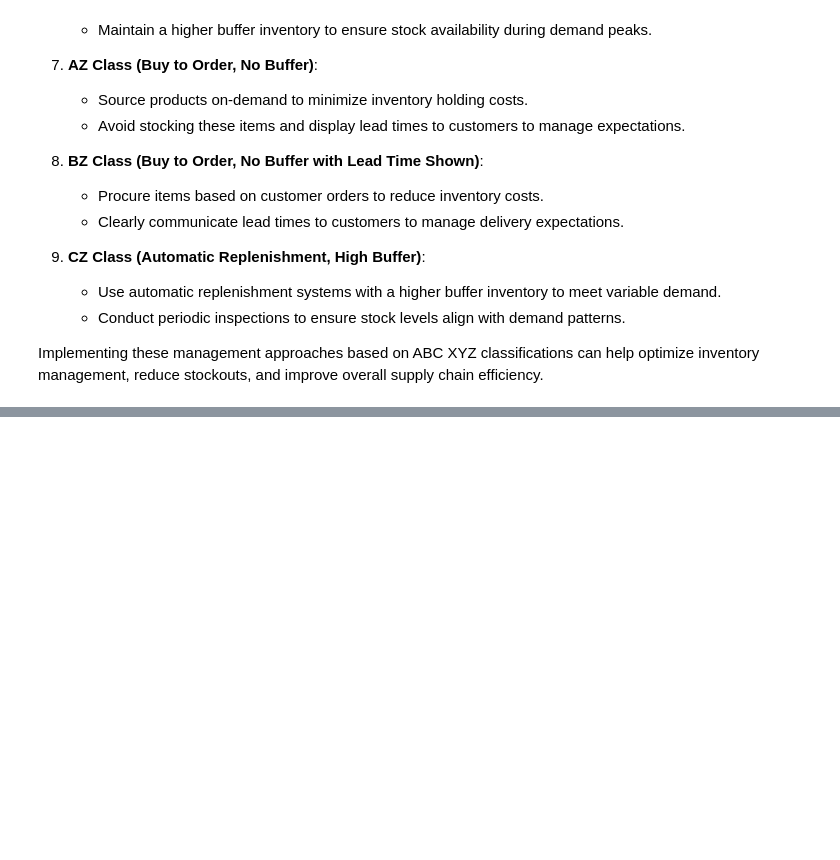
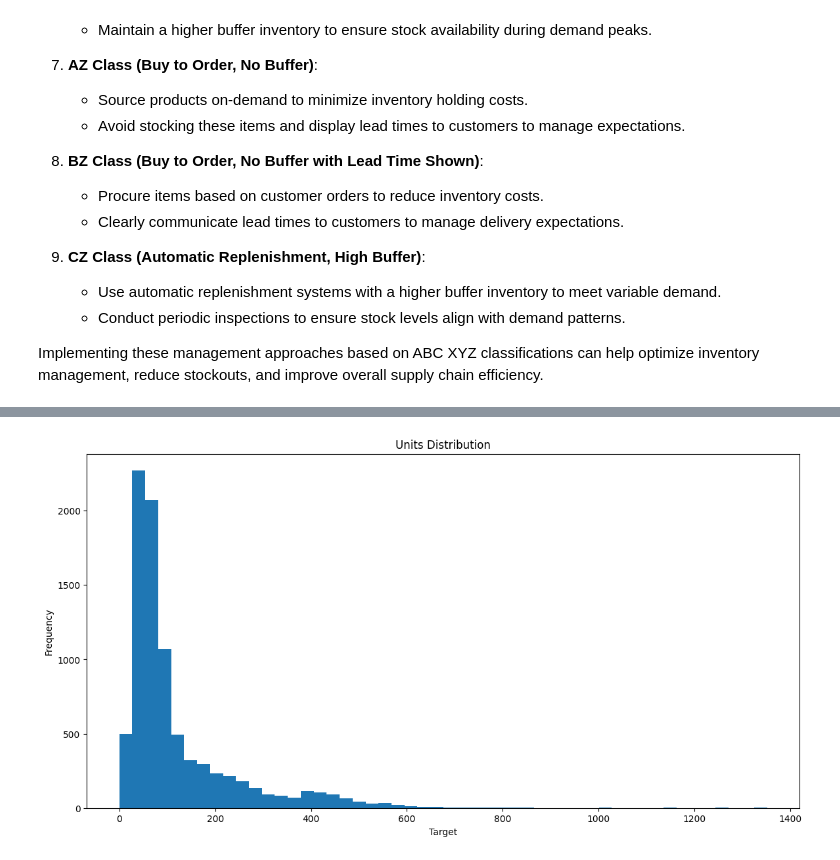
Before and after one commit to emirhansilsupur/supply-chain-analytics-forecasting, a Jupyter notebook: SC_Analytics_Forecasting.ipynb, the cells around one changed output, grey strips where cells are left out. Drawn from its saved outputs; the diff is of its cells as text; code cells hidden in the pictures; blank space fills up the shorter version.

```diff
--- a/SC_Analytics_Forecasting.ipynb
+++ b/SC_Analytics_Forecasting.ipynb
@@ -1486,0 +1590,10 @@ Implementing these management approaches based on ABC XYZ classifications can he
+# %%
+# Plot the target distribution
+demand_df[target].plot(
+    kind="hist", bins=50, figsize=(14, 7), title="Units Distribution"
+)
+plt.xlabel("Target")
+plt.ylabel("Frequency")
+plt.show()
+# %% [output]
+[figure, added]
```
Also changed, not shown: parts of 23 cells of this notebook.
